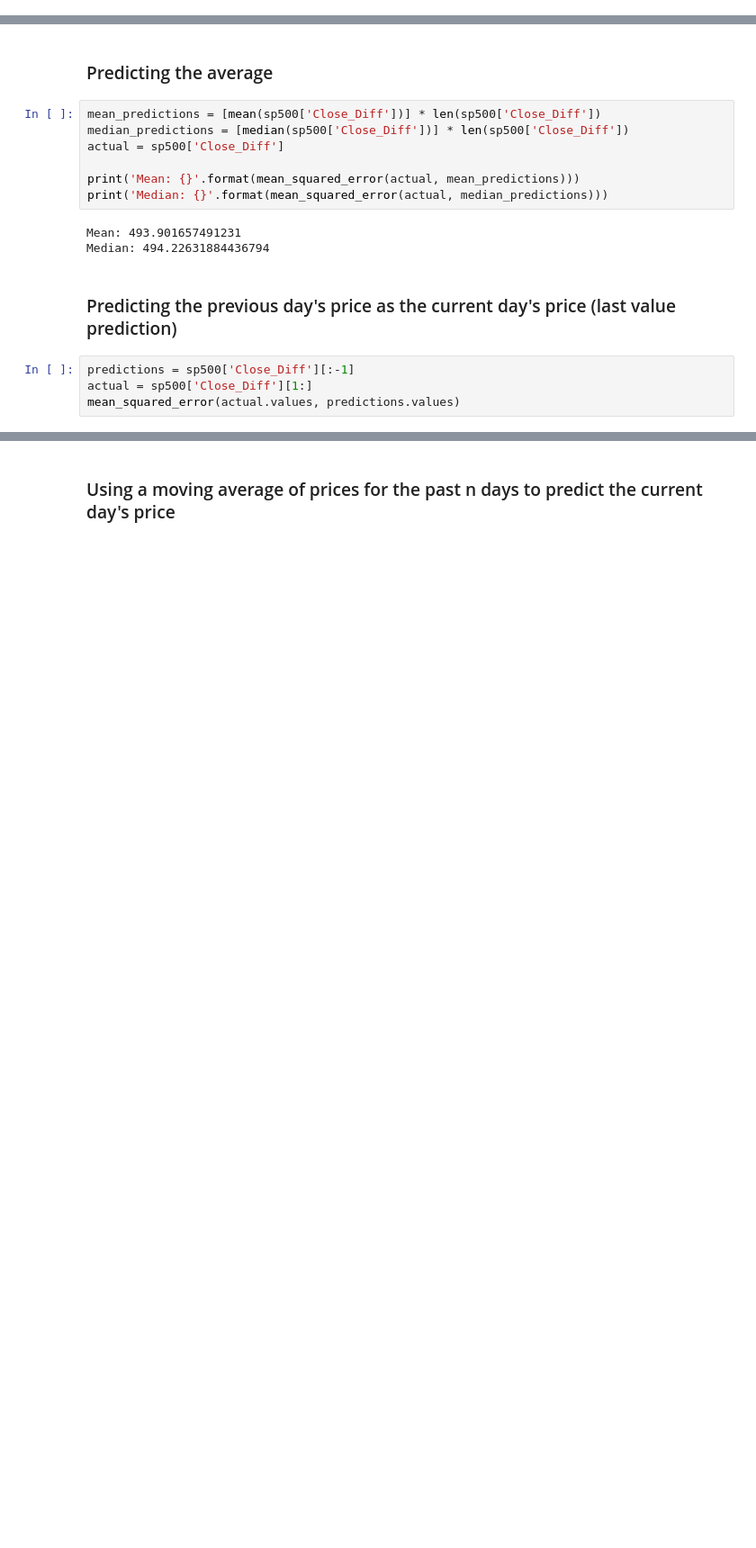
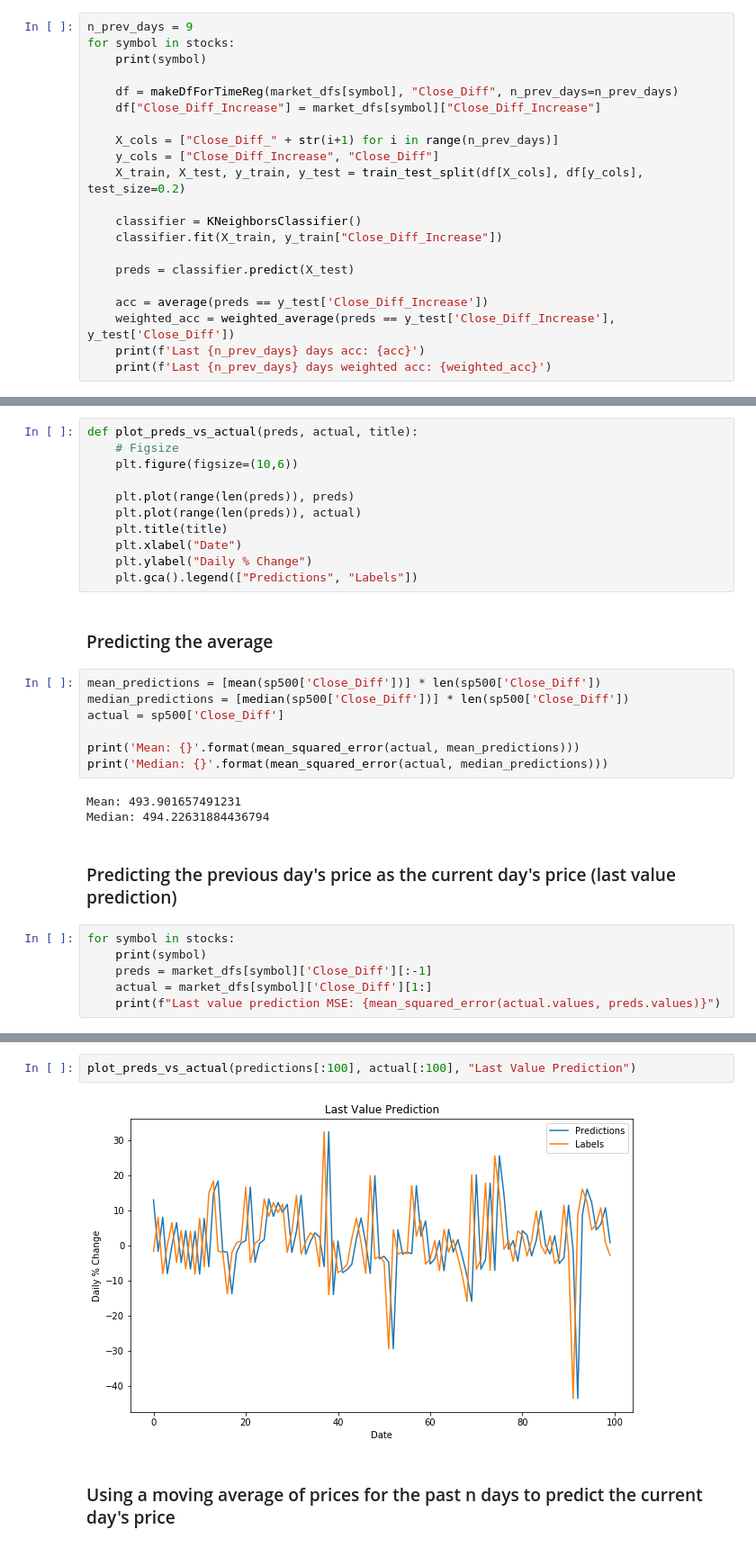
Before and after one commit to AbbyB/orie4741, a Jupyter notebook: Final Project/Baselines.ipynb, the cells around one changed output, grey strips where cells are left out. Shown: that part at 90% size. Saved outputs shown, nothing was run; the diff lists cells and outputs as text; blank space fills up the shorter version.

```diff
--- a/Final Project/Baselines.ipynb
+++ b/Final Project/Baselines.ipynb
@@ -103,0 +133,21 @@ Last 5 days weighted average: 0.5621540379784321
+# %%
+n_prev_days = 9
+for symbol in stocks:
+    print(symbol)
+
+    df = makeDfForTimeReg(market_dfs[symbol], "Close_Diff", n_prev_days=n_prev_days)
+    df["Close_Diff_Increase"] = market_dfs[symbol]["Close_Diff_Increase"]
+
+    X_cols = ["Close_Diff_" + str(i+1) for i in range(n_prev_days)]
+    y_cols = ["Close_Diff_Increase", "Close_Diff"]
+    X_train, X_test, y_train, y_test = train_test_split(df[X_cols], df[y_cols], test_size=0.2)
+
+    classifier = KNeighborsClassifier()
+    classifier.fit(X_train, y_train["Close_Diff_Increase"])
+
+    preds = classifier.predict(X_test)
+
+    acc = average(preds == y_test['Close_Diff_Increase'])
+    weighted_acc = weighted_average(preds == y_test['Close_Diff_Increase'], y_test['Close_Diff'])
+    print(f'Last {n_prev_days} days acc: {acc}')
+    print(f'Last {n_prev_days} days weighted acc: {weighted_acc}')
@@ -107,6 +173,17 @@ Last 5 days weighted average: 0.5621540379784321
 ## Baselines - Regression
 # %%
 from sklearn.metrics import mean_squared_error
+# %%
+def plot_preds_vs_actual(preds, actual, title):
+    # Figsize
+    plt.figure(figsize=(10,6))
+
+    plt.plot(range(len(preds)), preds)
+    plt.plot(range(len(preds)), actual)
+    plt.title(title)
+    plt.xlabel("Date")
+    plt.ylabel("Daily % Change")
+    plt.gca().legend(["Predictions", "Labels"])
 # %% [markdown]
 ### Predicting the average
 # %%
@@ -122,7 +199,9 @@ Median: 494.22631884436794
 # %% [markdown]
 ### Predicting the previous day's price as the current day's price (last value prediction)
 # %%
-predictions = sp500['Close_Diff'][:-1]
-actual = sp500['Close_Diff'][1:]
-mean_squared_error(actual.values, predictions.values)
+for symbol in stocks:
+    print(symbol)
+    preds = market_dfs[symbol]['Close_Diff'][:-1]
+    actual = market_dfs[symbol]['Close_Diff'][1:]
+    print(f"Last value prediction MSE: {mean_squared_error(actual.values, preds.values)}")
 # %% [output]
@@ -130,2 +218,6 @@ mean_squared_error(actual.values, predictions.values)
+# %%
+plot_preds_vs_actual(predictions[:100], actual[:100], "Last Value Prediction")
+# %% [output]
+[figure, added]
 # %% [markdown]
 ### Using a moving average of prices for the past n days to predict the current day's price
```
Also changed, not shown: parts of 26 cells of this notebook, 2 other files.
